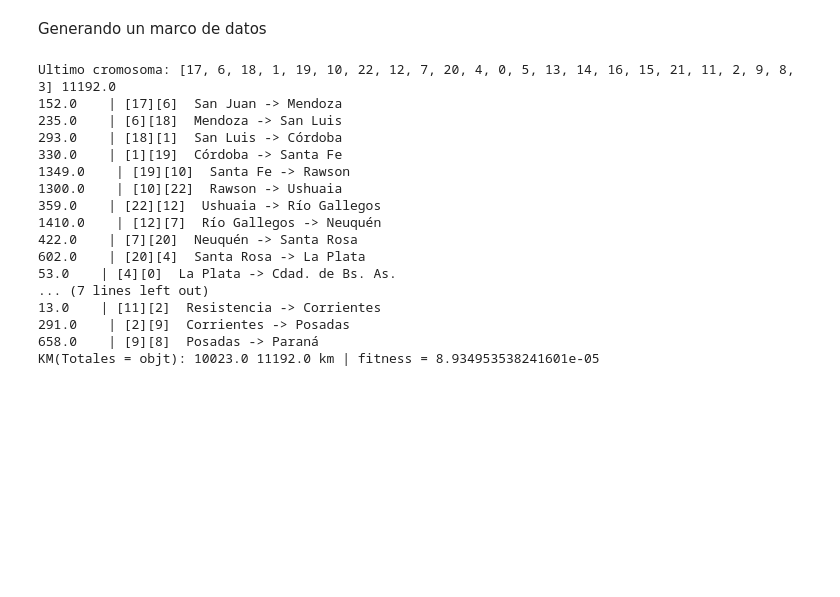
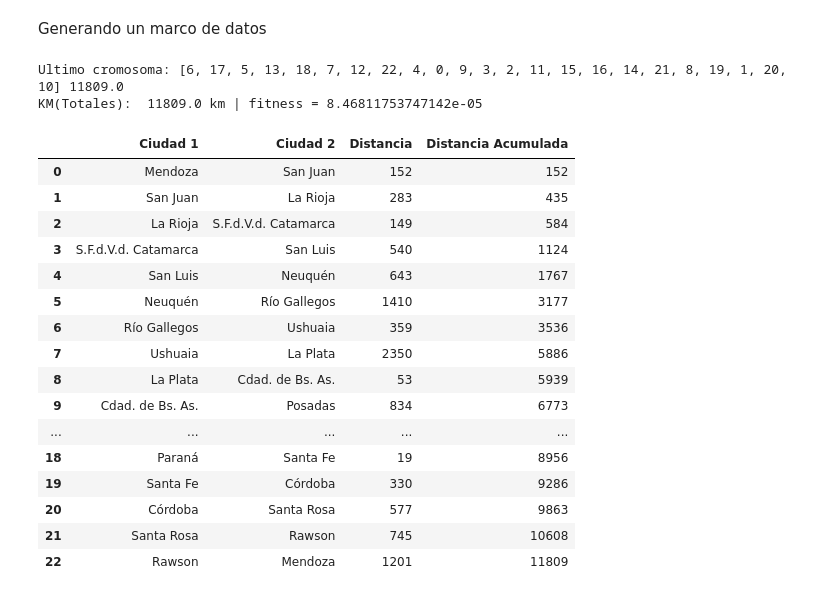
Before and after one commit to GinoBartolucci/algoritmos-geneticos, a Jupyter notebook: TP3/AlgoritmoGenetico/Main_TP3.ipynb, the cells around one changed output. Saved outputs shown, nothing was run; the diff lists cells and outputs as text; code cells hidden in the pictures; blank space fills up the shorter version.

```diff
--- a/TP3/AlgoritmoGenetico/Main_TP3.ipynb
+++ b/TP3/AlgoritmoGenetico/Main_TP3.ipynb
@@ -67,57 +63,67 @@ def ciclo(poblacion,fObjetivo,fFitness,numero_ciclo):
 # %%
 import pandas as pd
 ciclos = 200
 cantidad_cromosomas = 50
-funcion_objetivo = lambda x,y: get_distance(x,y)       #  esto tiene que devolver la distancia, no?
-fitness = lambda x: 1/x # distancia total?
-Cromosoma.setProbMutacion(0.2)
+funcion_objetivo = lambda x,y: get_distance(x,y)
+fitness = lambda x: 1/x
+Cromosoma.setProbMutacion(0.4)
 Cromosoma.setProbCrossover(0.75)
 poblacion = DNA.generar_poblacion_numeros(cantidad_cromosomas)
 mejor_cromosoma = [0,None]
 
 for i in range(ciclos):
     nueva_poblacion = ciclo(poblacion,funcion_objetivo,fitness,i)
-    # for cromosoma in nueva_poblacion:
+
     if i == ciclos-1:
-        for cromosoma in poblacion:
-            if cromosoma.fitness > mejor_cromosoma[0]:
-                mejor_cromosoma[0] = cromosoma.objetivo
-                mejor_cromosoma[1] = cromosoma
+        res = obtener_mejor_cromosoma(poblacion)
+        mejor_cromosoma[0] = res.objetivo
+        mejor_cromosoma[1] = res
 
 
     poblacion = nueva_poblacion
 
 
 ultimo_cromosoma = mejor_cromosoma[1]
 dist_total = 0
+datos_mejor_cromosoma = []
 print(f'Ultimo cromosoma: {ultimo_cromosoma}')
-for ciudad in range(0,len(ultimo_cromosoma.genes)-2):
+for ciudad in range(0,len(ultimo_cromosoma.genes)-1):
     ciudad1 = ultimo_cromosoma.genes[ciudad]
     ciudad2 = ultimo_cromosoma.genes[ciudad+1]
     distancia = get_distance(ciudad1,ciudad2)
     dist_total += distancia
-    print(f'{get_distance(ciudad1,ciudad2)}    | [{ciudad1}][{ciudad2}]  {lista_provincias[ciudad1]} -> {lista_provincias[ciudad2]} ')
 
-print(f'KM(Totales = objt):  {ultimo_cromosoma.objetivo} km | fitness = {ultimo_cromosoma.fitness}')
+    datos_mejor_cromosoma.append([lista_provincias[ciudad1],lista_provincias[ciudad2],int(distancia)])
 
 
-df = pd.DataFrame(datos, columns=['i', 'ruta', 'fitness', 'objetivo'])
-print(df)
+ciudad_inicio = ultimo_cromosoma.genes[0]
+ciudad_fin = ultimo_cromosoma.genes[-1]
+distancia_inicio_fin = get_distance(ciudad_inicio,ciudad_fin)
+
+
+datos_mejor_cromosoma.append([lista_provincias[ciudad_fin],lista_provincias[ciudad_inicio],int(distancia_inicio_fin)])
+
+df = pd.DataFrame(datos_mejor_cromosoma, columns=['Ciudad 1','Ciudad 2','Distancia'])
+df['Distancia Acumulada'] = df['Distancia'].cumsum()
+print(f'KM(Totales):  {ultimo_cromosoma.objetivo} km | fitness = {ultimo_cromosoma.fitness}')
+df
 # %% [output]
-Ultimo cromosoma: [17, 6, 18, 1, 19, 10, 22, 12, 7, 20, 4, 0, 5, 13, 14, 16, 15, 21, 11, 2, 9, 8, 3] 11192.0
-152.0    | [17][6]  San Juan -> Mendoza
-235.0    | [6][18]  Mendoza -> San Luis
-293.0    | [18][1]  San Luis -> Córdoba
-330.0    | [1][19]  Córdoba -> Santa Fe
-1349.0    | [19][10]  Santa Fe -> Rawson
-1300.0    | [10][22]  Rawson -> Ushuaia
-359.0    | [22][12]  Ushuaia -> Río Gallegos
-1410.0    | [12][7]  Río Gallegos -> Neuquén
-422.0    | [7][20]  Neuquén -> Santa Rosa
-602.0    | [20][4]  Santa Rosa -> La Plata
-53.0    | [4][0]  La Plata -> Cdad. de Bs. As.
-... (7 lines left out)
-13.0    | [11][2]  Resistencia -> Corrientes
-291.0    | [2][9]  Corrientes -> Posadas
-658.0    | [9][8]  Posadas -> Paraná
-KM(Totales = objt): 10023.0 11192.0 km | fitness = 8.934953538241601e-05
+Ultimo cromosoma: [6, 17, 5, 13, 18, 7, 12, 22, 4, 0, 9, 3, 2, 11, 15, 16, 14, 21, 8, 19, 1, 20, 10] 11809.0
+KM(Totales):  11809.0 km | fitness = 8.46811753747142e-05
+|  | Ciudad 1 | Ciudad 2 | Distancia | Distancia Acumulada |
+| 0 | Mendoza | San Juan | 152 | 152 |
+| 1 | San Juan | La Rioja | 283 | 435 |
+| 2 | La Rioja | S.F.d.V.d. Catamarca | 149 | 584 |
+| 3 | S.F.d.V.d. Catamarca | San Luis | 540 | 1124 |
+| 4 | San Luis | Neuquén | 643 | 1767 |
+| 5 | Neuquén | Río Gallegos | 1410 | 3177 |
+| 6 | Río Gallegos | Ushuaia | 359 | 3536 |
+| 7 | Ushuaia | La Plata | 2350 | 5886 |
+| 8 | La Plata | Cdad. de Bs. As. | 53 | 5939 |
+| 9 | Cdad. de Bs. As. | Posadas | 834 | 6773 |
+| ... | ... | ... | ... | ... |
+| 18 | Paraná | Santa Fe | 19 | 8956 |
+| 19 | Santa Fe | Córdoba | 330 | 9286 |
+| 20 | Córdoba | Santa Rosa | 577 | 9863 |
+| 21 | Santa Rosa | Rawson | 745 | 10608 |
+| 22 | Rawson | Mendoza | 1201 | 11809 |
```
Also changed, not shown: parts of 4 cells of this notebook.
